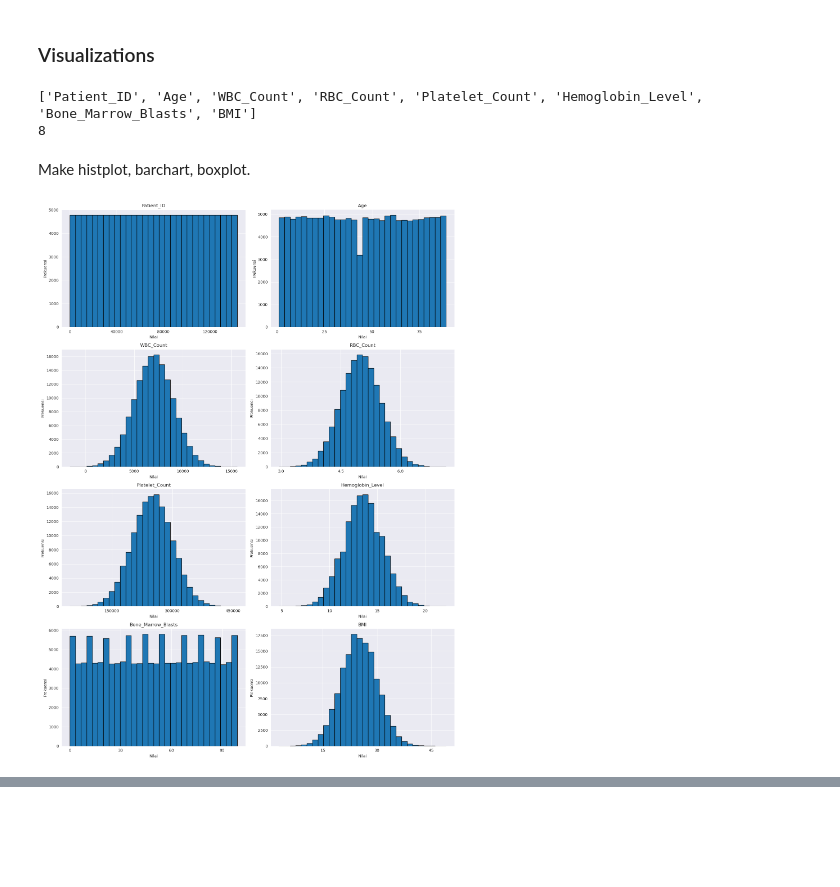
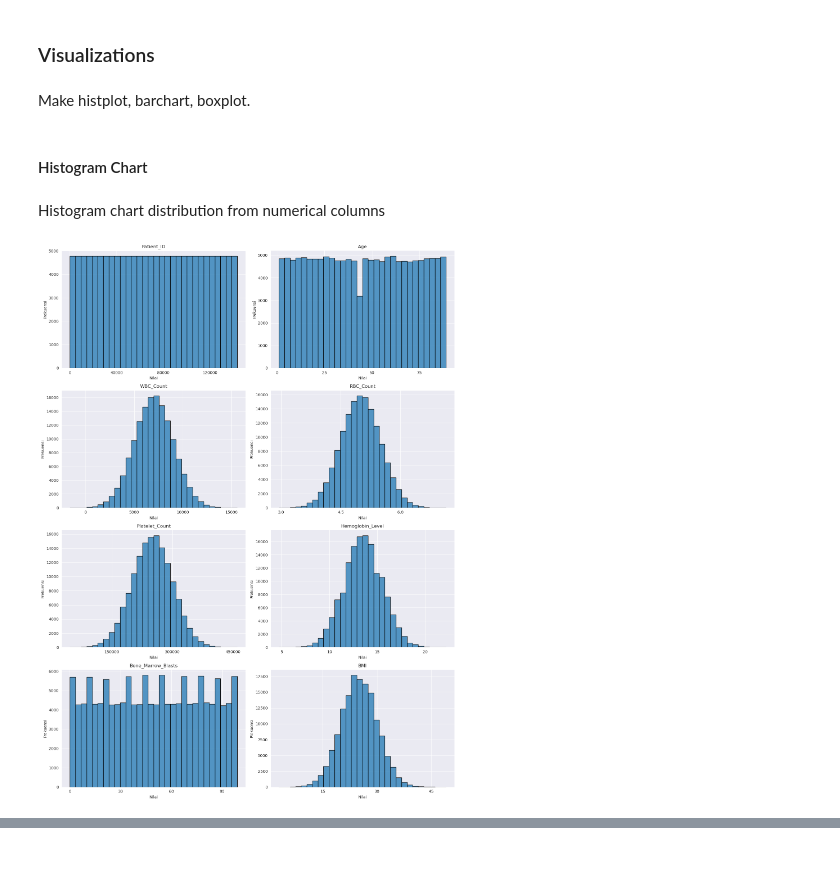
Before and after one commit to RizkiRdm/leukemia-projects, a Jupyter notebook: notebooks/statistic_descriptive_leukemia/statistic_leukimia_analysis.ipynb, the cells around one changed output, grey strips where cells are left out. Drawn from its saved outputs; the diff is of its cells as text; code cells hidden in the pictures; blank space fills up the shorter version.

```diff
--- a/notebooks/statistic_descriptive_leukemia/statistic_leukimia_analysis.ipynb
+++ b/notebooks/statistic_descriptive_leukemia/statistic_leukimia_analysis.ipynb
@@ -255,39 +256,37 @@ Insight
 - Leukemia Status: The vast majority (85.1%) of the individuals tested negative for leukemia, while 14.9% tested positive.
 # %% [markdown]
 ### Visualizations
-# %%
-print(numerical_column)
-print(len(numerical_column))
-# %% [output]
-['Patient_ID', 'Age', 'WBC_Count', 'RBC_Count', 'Platelet_Count', 'Hemoglobin_Level', 'Bone_Marrow_Blasts', 'BMI']
-8
 # %% [markdown]
 Make histplot, barchart, boxplot.
+# %% [markdown]
+#### Histogram Chart
+# %% [markdown]
+Histogram chart distribution from numerical columns
 # %%
 # Menentukan jumlah baris dan kolom plot
 n_plots = len(numerical_column)
-n_cols = 2  # Jumlah kolom yang diinginkan
-n_rows = (n_plots + n_cols - 1) // n_cols  # Menghitung jumlah baris yang dibutuhkan
+n_cols = 2
+n_rows = (n_plots + n_cols - 1) // n_cols
 
 
 # Membuat subplot dan flatten axes
 fig, axes = plt.subplots(nrows=n_rows, ncols=n_cols, figsize=(15, 5 * n_rows))
-axes = axes.flatten()  # <--- PERUBAHAN KRITIS: Flatten universal
+axes = axes.flatten()
 
 # Iterasi dan buat histogram
 for i, column in enumerate(numerical_column):
     ax = axes[i]
-    ax.hist(df[column], bins=30, edgecolor='black')
+    sns.histplot(df[column], bins=30, edgecolor='black', ax=ax)
     ax.set_title(column)
     ax.set_xlabel('Nilai')
     ax.set_ylabel('Frekuensi')
     ax.xaxis.set_major_locator(plt.MaxNLocator(4))  # Sekarang aman
 
 # Menyembunyikan subplot kosong
-for j in range(n_plots, len(axes)):  # <--- Perbaikan range
+for j in range(n_plots, len(axes)):
     fig.delaxes(axes[j])
 
 plt.tight_layout()
 plt.show()
 # %% [output]
-[figure, old version]
+[figure, new version]
```
Also changed, not shown: parts of 7 cells of this notebook.
